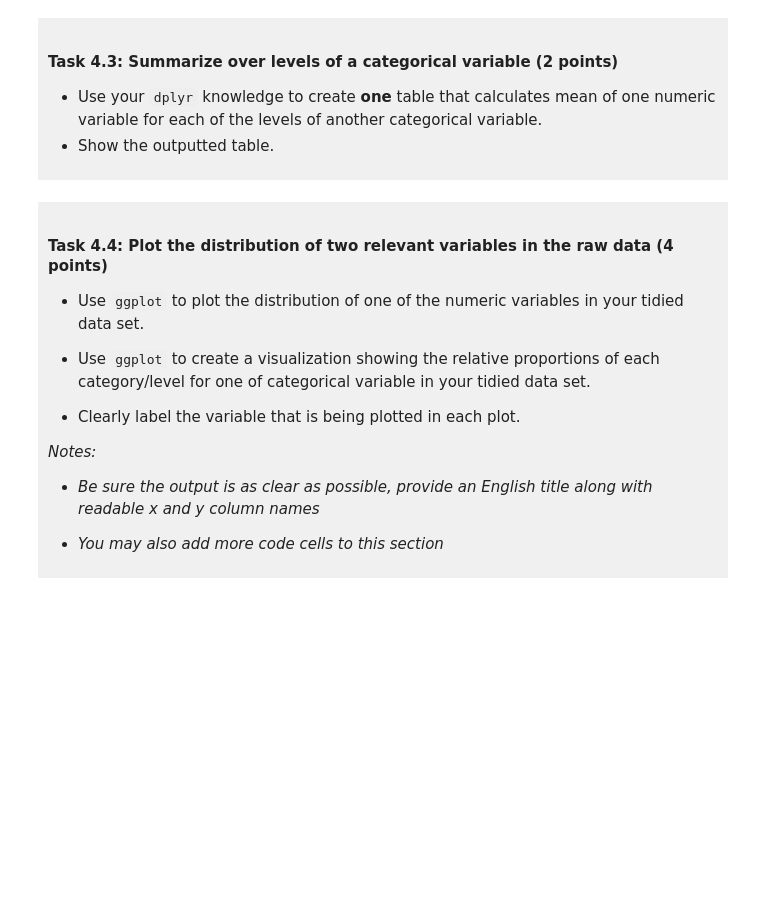
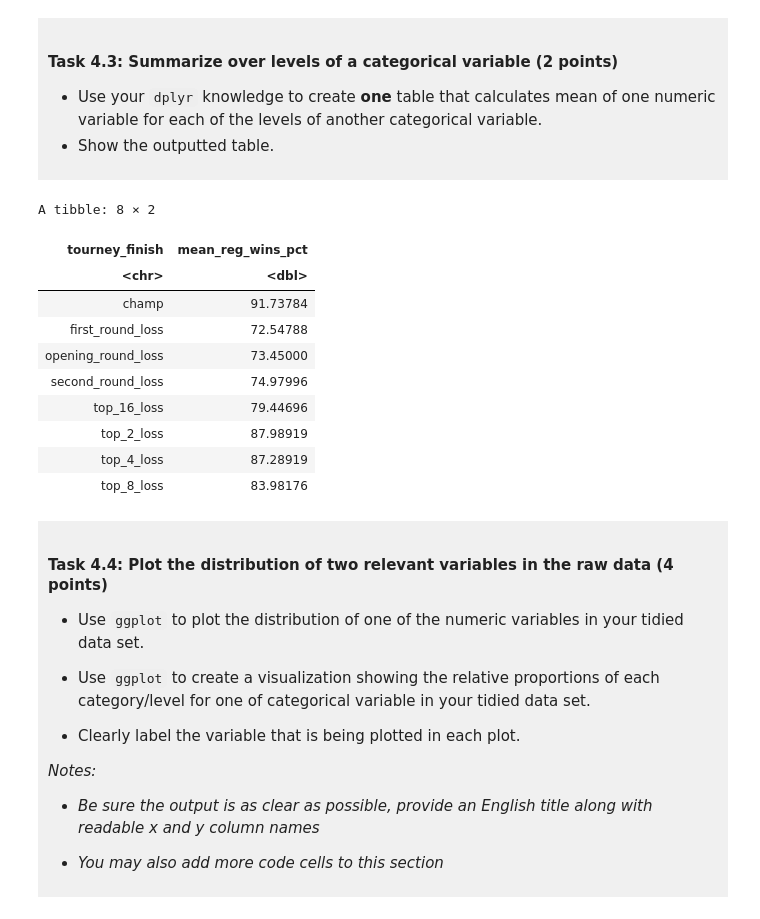
Before and after one commit to samdlcrz/dsci-100-project-samantha-delacruz, a Jupyter notebook: dsci-100-project-notebook.ipynb, the cells around one changed output. Cells and saved outputs as stored; diff of their text form; code cells hidden in the pictures; blank space fills up the shorter version.

```diff
--- a/dsci-100-project-notebook.ipynb
+++ b/dsci-100-project-notebook.ipynb
@@ -320,7 +320,21 @@ summary(womens_march_madness_tidy)
 - Show the outputted table.
 </div>
 # %%
-### EDIT THIS CODE CELL ###
+womens_march_madness_tidy |>
+  group_by(tourney_finish) |>
+  summarise(mean_reg_wins_pct = mean(reg_wins_pct))
+# %% [output]
+A tibble: 8 × 2
+| tourney_finish | mean_reg_wins_pct |
+| <chr> | <dbl> |
+| champ | 91.73784 |
+| first_round_loss | 72.54788 |
+| opening_round_loss | 73.45000 |
+| second_round_loss | 74.97996 |
+| top_16_loss | 79.44696 |
+| top_2_loss | 87.98919 |
+| top_4_loss | 87.28919 |
+| top_8_loss | 83.98176 |
 # %% [markdown]
 <div style="background-color: #f0f0f0; padding: 10px;">
 
```
